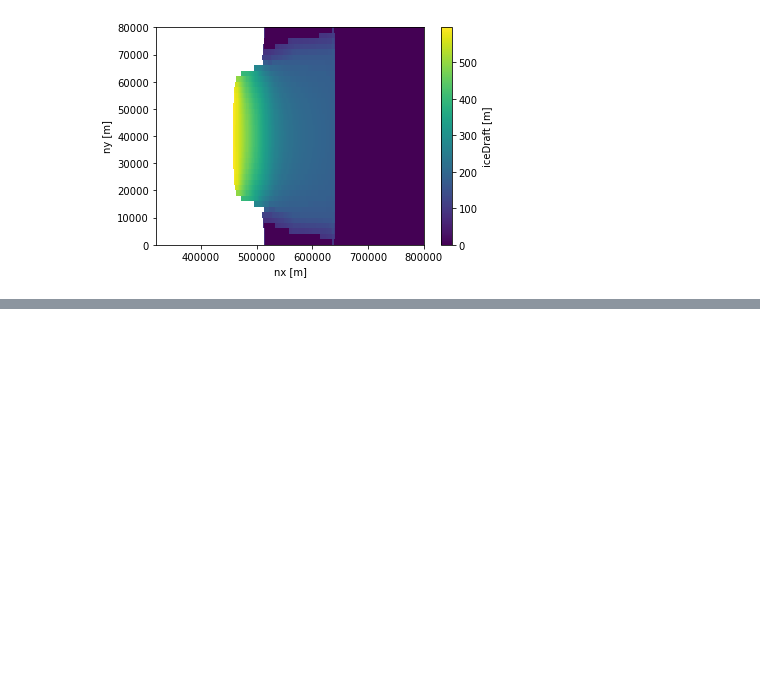
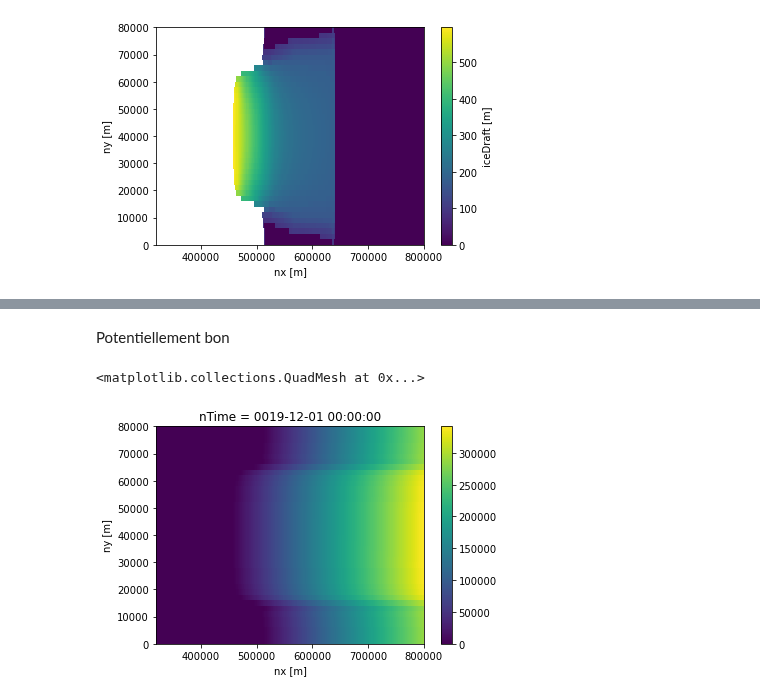
Before and after one commit to BenBouiss/NN_intern_2022, a Jupyter notebook: Prepping_data_NN.ipynb, the cells around one changed output, grey strips where cells are left out. Saved outputs shown, nothing was run; the diff lists cells and outputs as text; code cells hidden in the pictures; blank space fills up the shorter version.

```diff
--- a/Prepping_data_NN.ipynb
+++ b/Prepping_data_NN.ipynb
@@ -156,0 +165,9 @@ Attributes:
+# %% [markdown]
+Potentiellement bon
+# %%
+Interp_dist = D
+Dist_ti_ground = np.sqrt(Test.nx**2 + Test.ny**2) - Interp_dist
+Dist_ti_ground.plot(x = 'nx')
+# %% [output]
+<matplotlib.collections.QuadMesh at 0x...>
+[figure, added]
```
Also changed, not shown: parts of 11 cells of this notebook.
